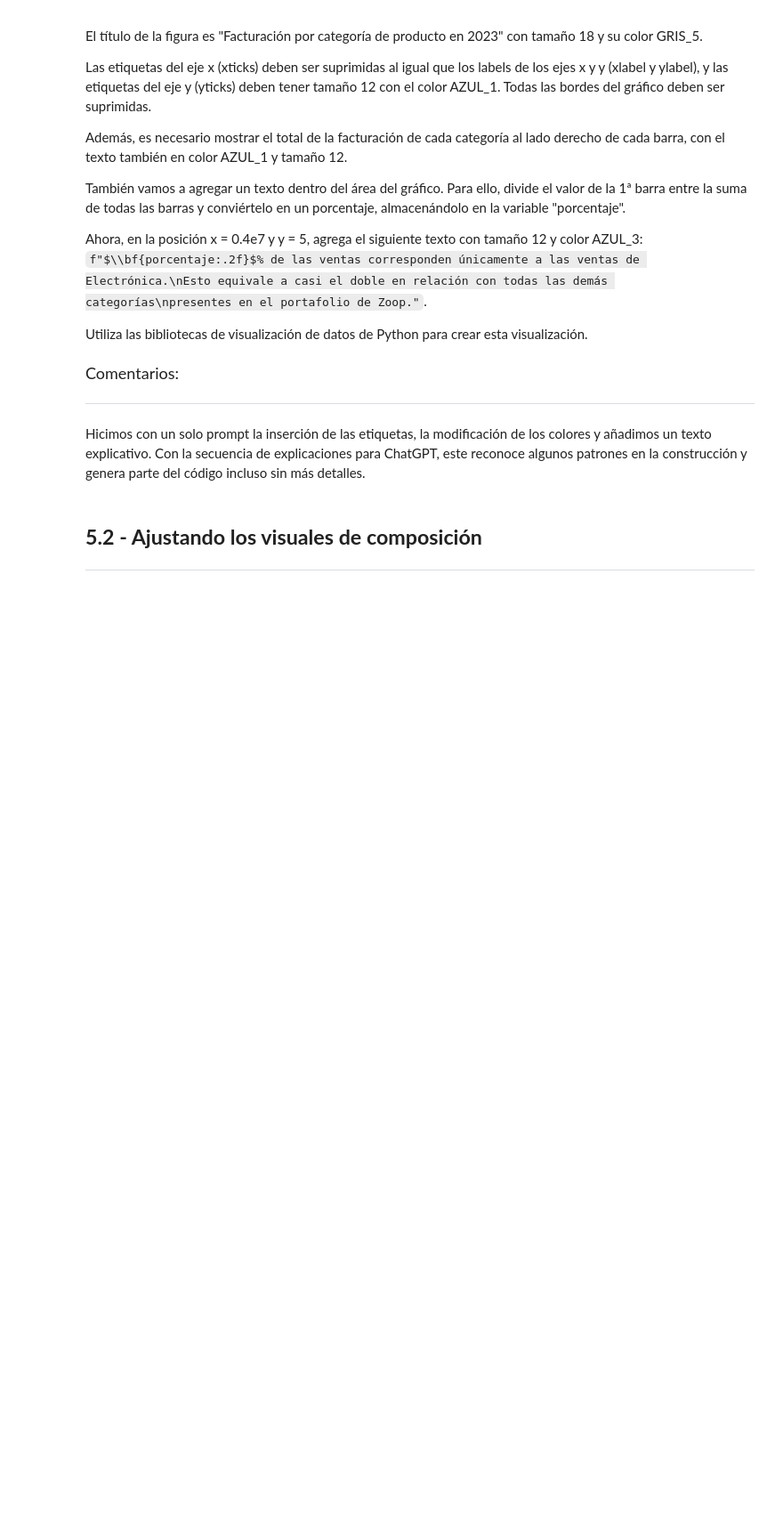
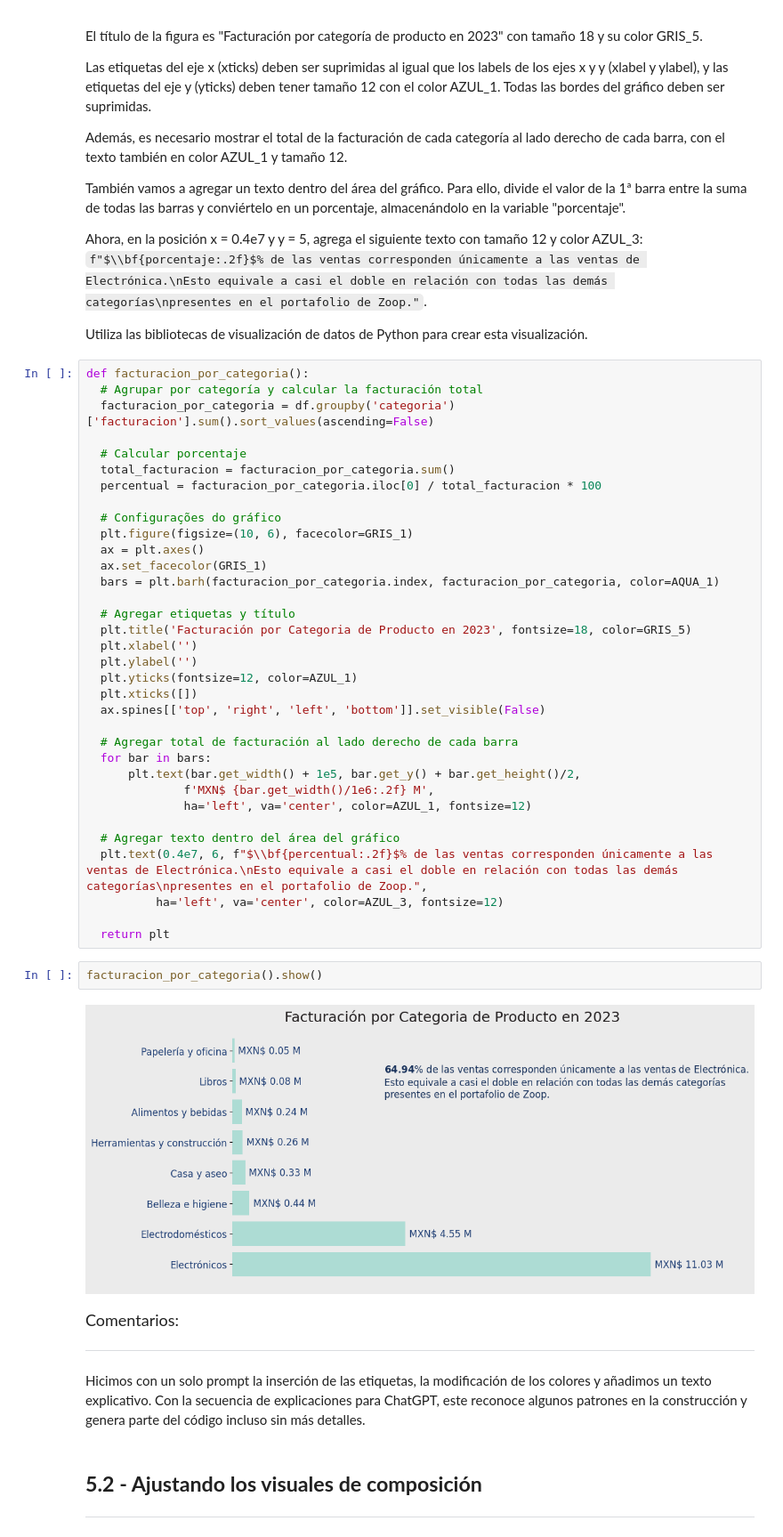
Before and after one commit to XhrisGG/Portafolio, a Jupyter notebook: Copia_de_IA_aplicada_a_ciencia_de_datos.ipynb, the cells around one changed output. Shown at 89% size. Cells and saved outputs as stored; diff of their text form; blank space fills up the shorter version.

```diff
--- a/Copia_de_IA_aplicada_a_ciencia_de_datos.ipynb
+++ b/Copia_de_IA_aplicada_a_ciencia_de_datos.ipynb
@@ -1234,6 +1347,44 @@ También vamos a agregar un texto dentro del área del gráfico. Para ello, divi
 Ahora, en la posición x = 0.4e7 y y = 5, agrega el siguiente texto con tamaño 12 y color AZUL_3: `f"$\\bf{porcentaje:.2f}$% de las ventas corresponden únicamente a las ventas de Electrónica.\nEsto equivale a casi el doble en relación con todas las demás categorías\npresentes en el portafolio de Zoop."`.
 
 Utiliza las bibliotecas de visualización de datos de Python para crear esta visualización.
+# %%
+def facturacion_por_categoria():
+  # Agrupar por categoría y calcular la facturación total
+  facturacion_por_categoria = df.groupby('categoria')['facturacion'].sum().sort_values(ascending=False)
+
+  # Calcular porcentaje
+  total_facturacion = facturacion_por_categoria.sum()
+  percentual = facturacion_por_categoria.iloc[0] / total_facturacion * 100
+
+  # Configurações do gráfico
+  plt.figure(figsize=(10, 6), facecolor=GRIS_1)
+  ax = plt.axes()
+  ax.set_facecolor(GRIS_1)
+  bars = plt.barh(facturacion_por_categoria.index, facturacion_por_categoria, color=AQUA_1)
+
+  # Agregar etiquetas y título
+  plt.title('Facturación por Categoria de Producto en 2023', fontsize=18, color=GRIS_5)
+  plt.xlabel('')
+  plt.ylabel('')
+  plt.yticks(fontsize=12, color=AZUL_1)
+  plt.xticks([])
+  ax.spines[['top', 'right', 'left', 'bottom']].set_visible(False)
+
+  # Agregar total de facturación al lado derecho de cada barra
+  for bar in bars:
+      plt.text(bar.get_width() + 1e5, bar.get_y() + bar.get_height()/2,
+              f'MXN$ {bar.get_width()/1e6:.2f} M',
+              ha='left', va='center', color=AZUL_1, fontsize=12)
+
+  # Agregar texto dentro del área del gráfico
+  plt.text(0.4e7, 6, f"$\\bf{percentual:.2f}$% de las ventas corresponden únicamente a las ventas de Electrónica.\nEsto equivale a casi el doble en relación con todas las demás categorías\npresentes en el portafolio de Zoop.",
+          ha='left', va='center', color=AZUL_3, fontsize=12)
+
+  return plt
+# %%
+facturacion_por_categoria().show()
+# %% [output]
+[figure, added]
 # %% [markdown]
 <font color="7b71ff" size=4> Comentarios: </font>
 
```
Also changed, not shown: parts of 18 cells of this notebook.
